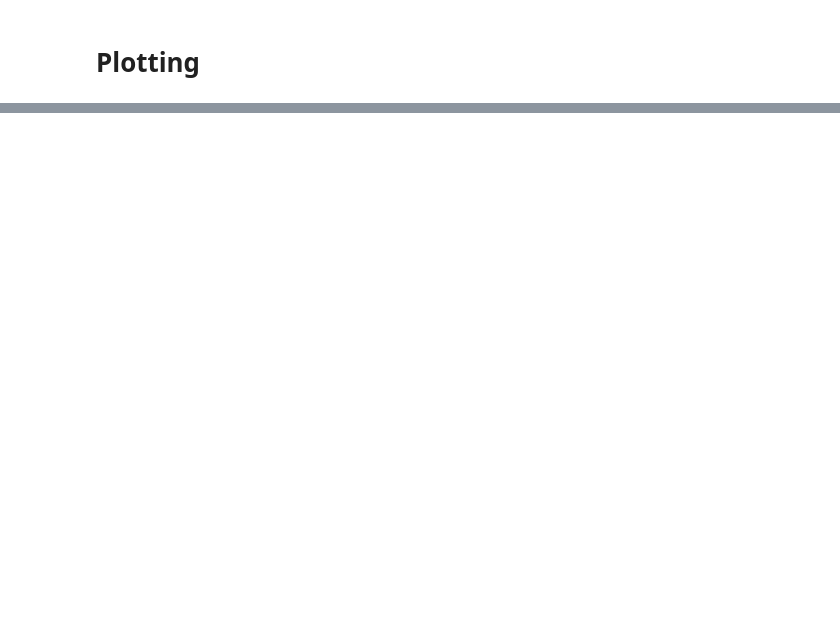
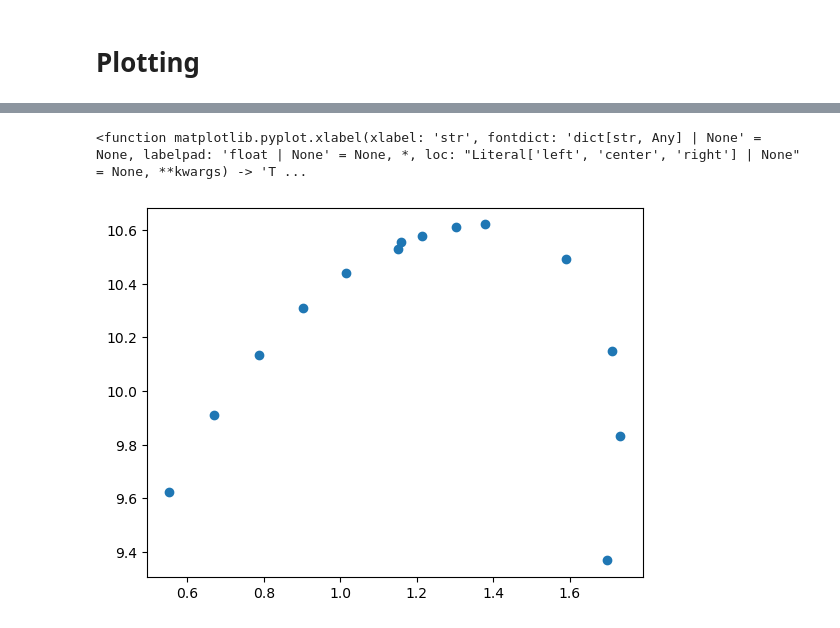
Before and after one commit to JCOM44/TOV_temperature-, a Jupyter notebook: updated_tov.ipynb, the cells around one changed output, grey strips where cells are left out. Saved outputs shown, nothing was run; the diff lists cells and outputs as text; code cells hidden in the pictures; blank space fills up the shorter version.

```diff
--- a/updated_tov.ipynb
+++ b/updated_tov.ipynb
@@ -696,0 +762,11 @@ plt.show()
+# %%
+rhoarray = [1.42e-3, 1.28e-3, 1.38e-3, 1.18e-3, 1.08e-3, 0.98e-3, 0.88e-3]
+barmassarray = [1.157199, 1.013408, 1.149810, 0.902828, 0.787583, 0.669931, 0.552637, 1.214037, 1.302277, 1.378415, 1.590091, 1.709882, 1.731447, 1.696966]
+radiusarray = [10.557714, 10.438815, 10.530389, 10.308837, 10.134550, 9.909305, 9.624241,10.579869 ,10.612364 ,10.621226, 10.491249, 10.148581, 9.832500 , 9.368718]
+
+
+plt.scatter(barmassarray, radiusarray)
+plt.xlabel
+# %% [output]
+<function matplotlib.pyplot.xlabel(xlabel: 'str', fontdict: 'dict[str, Any] | None' = None, labelpad: 'float | None' = None, *, loc: "Literal['left', 'center', 'right'] | None" = None, **kwargs) -> 'T ...
+[figure, added]
```
Also changed, not shown: parts of 6 cells of this notebook, 1 other file.
